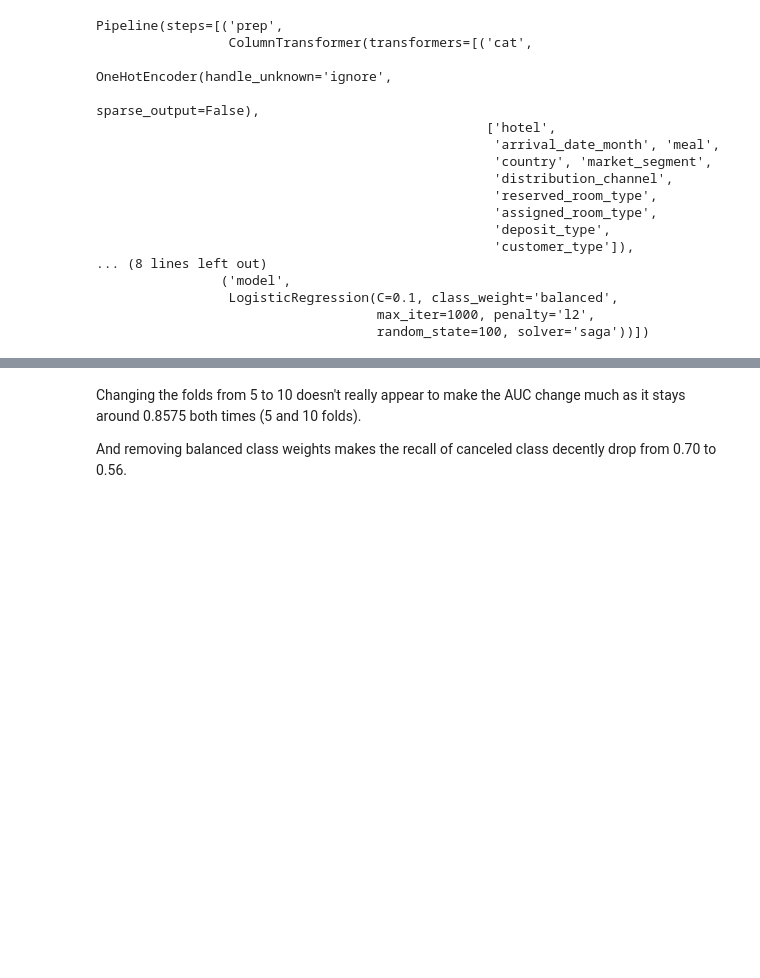
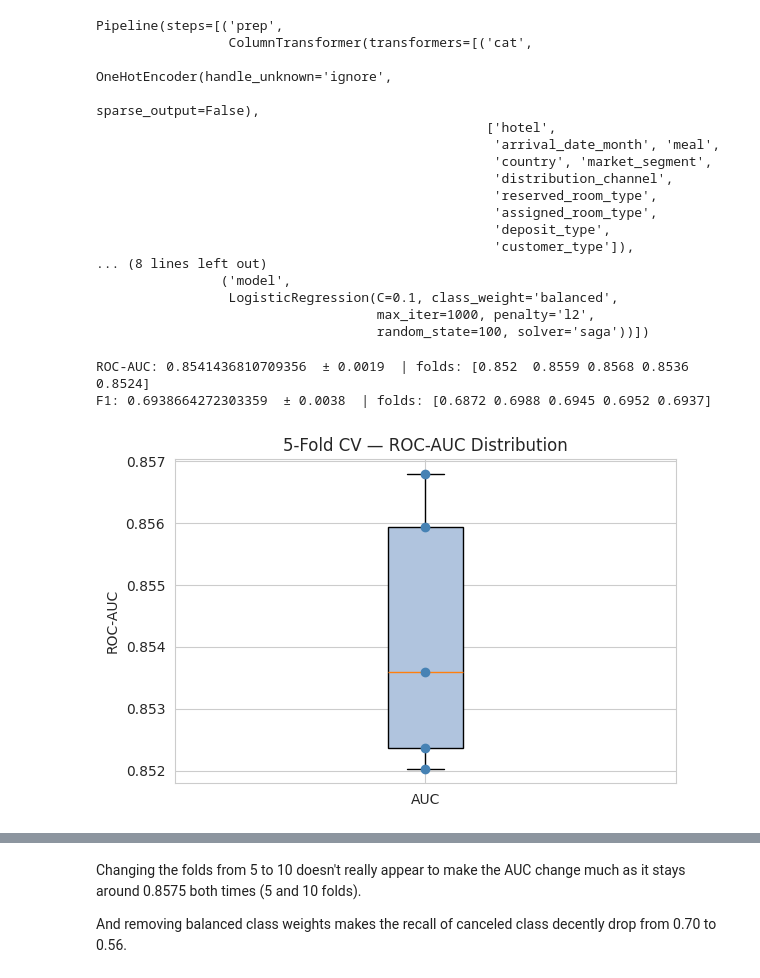
Before and after one commit to nhorton06/week_8, a Jupyter notebook: hotel_cancellation_lab.ipynb, the cells around one changed output, grey strips where cells are left out. Cells and saved outputs as stored; diff of their text form; code cells hidden in the pictures; blank space fills up the shorter version.

```diff
--- a/hotel_cancellation_lab.ipynb
+++ b/hotel_cancellation_lab.ipynb
@@ -478,6 +482,30 @@ Pipeline(steps=[('prep',
                  LogisticRegression(C=0.1, class_weight='balanced',
                                     max_iter=1000, penalty='l2',
                                     random_state=100, solver='saga'))])
+# %%
+# Cross Validation
+
+cv = StratifiedKFold(n_splits = 5, shuffle = True, random_state = 100)
+
+cv_auc = cross_val_score(pipe3, X_train, y_train, cv = cv, scoring = 'roc_auc')
+cv_f1 = cross_val_score(pipe3, X_train, y_train, cv = cv, scoring = 'f1')
+
+print(f'ROC-AUC: {cv_auc.mean()}  ± {cv_auc.std():.4f}  | folds: {np.round(cv_auc, 4)}')
+print(f'F1: {cv_f1.mean()}  ± {cv_f1.std():.4f}  | folds: {np.round(cv_f1, 4)}')
+
+# Box-plot of fold AUCs
+fig, ax = plt.subplots(figsize=(6, 4))
+ax.boxplot([cv_auc], labels=['AUC'], patch_artist=True,
+           boxprops=dict(facecolor='lightsteelblue'))
+ax.scatter([1]*len(cv_auc), cv_auc, color='steelblue', zorder=3)
+ax.set_title('5-Fold CV — ROC-AUC Distribution')
+ax.set_ylabel('ROC-AUC')
+plt.tight_layout()
+plt.show()
+# %% [output]
+ROC-AUC: 0.8541436810709356  ± 0.0019  | folds: [0.852  0.8559 0.8568 0.8536 0.8524]
+F1: 0.6938664272303359  ± 0.0038  | folds: [0.6872 0.6988 0.6945 0.6952 0.6937]
+[figure, added]
 # %%
 # Cross Validation
 
```
Also changed, not shown: parts of 7 cells of this notebook, 1 other file.
